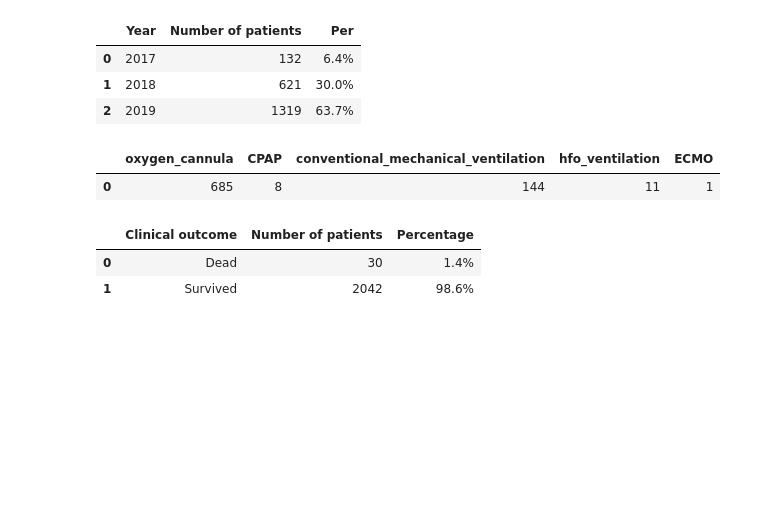
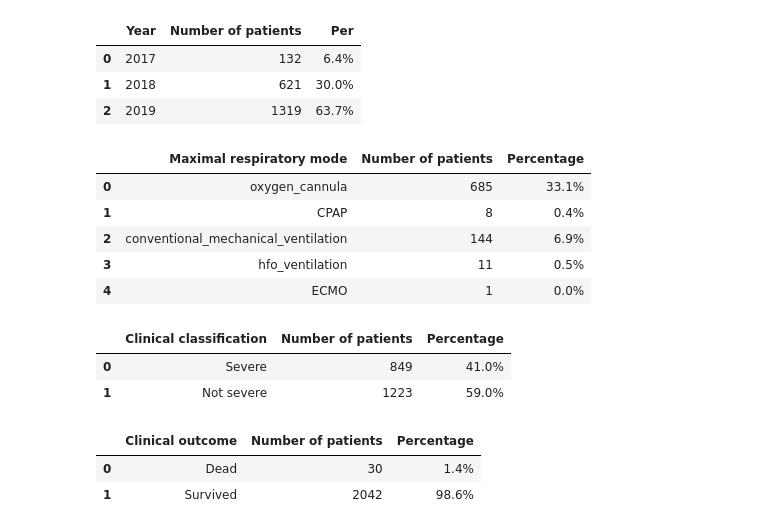
Before and after one commit to hung3a8/nhp-measles-analyse, a Jupyter notebook: Notebooks/analyze_data.ipynb, the cells around one changed output. Drawn from its saved outputs; the diff is of its cells as text; code cells hidden in the pictures; blank space fills up the shorter version.

```diff
--- a/Notebooks/analyze_data.ipynb
+++ b/Notebooks/analyze_data.ipynb
@@ -345,21 +400,38 @@ year_occurance
 | 0 | 2017 | 132 | 6.4% |
 | 1 | 2018 | 621 | 30.0% |
 | 2 | 2019 | 1319 | 63.7% |
-# %%
-order = ['oxygen_cannula','CPAP','conventional_mechanical_ventilation','hfo_ventilation','ECMO']
-patient_per_ventilation_mode = [0] * 5
-
-for i in range(len(dataset)):
-    for j in range(len(order)-1,-1,-1):
-        if dataset.loc[i,order[j]] == 1:
-            patient_per_ventilation_mode[j] += 1
-            break
-
-ventilation_mode = pd.DataFrame([patient_per_ventilation_mode],columns = order)
-ventilation_mode
-# %% [output]
-|  | oxygen_cannula | CPAP | conventional_mechanical_ventilation | hfo_ventilation | ECMO |
-| 0 | 685 | 8 | 144 | 11 | 1 |
+# %%
+respiratory_support = ['oxygen_cannula','CPAP','conventional_mechanical_ventilation','hfo_ventilation','ECMO']
+patient_per_mode = [0] * 5
+severe = 0  # number of patients who need respiratory support
+
+for i in range(len(dataset)):
+    for j in range(len(respiratory_support)-1,-1,-1):
+        if dataset.loc[i,respiratory_support[j]] == 1:
+            patient_per_mode[j] += 1
+            severe += 1
+            break
+
+not_severe = dataset.shape[0] - severe
+
+ventilation_mode = pd.DataFrame([respiratory_support,patient_per_mode,[str(round(i*100/dataset.shape[0],1))+'%' for i in patient_per_mode]],
+                    index = ['Maximal respiratory mode','Number of patients','Percentage']).T
+display(ventilation_mode)
+
+clinical_classification = pd.DataFrame([['Severe','Not severe'],[severe,not_severe],
+                                        [str(round(severe/dataset.shape[0]*100,1))+'%',str(round(not_severe/dataset.shape[0]*100,1))+'%']],
+                                        index=['Clinical classification','Number of patients','Percentage']).T
+display(clinical_classification)
+# %% [output]
+|  | Maximal respiratory mode | Number of patients | Percentage |
+| 0 | oxygen_cannula | 685 | 33.1% |
+| 1 | CPAP | 8 | 0.4% |
+| 2 | conventional_mechanical_ventilation | 144 | 6.9% |
+| 3 | hfo_ventilation | 11 | 0.5% |
+| 4 | ECMO | 1 | 0.0% |
+|  | Clinical classification | Number of patients | Percentage |
+| 0 | Severe | 849 | 41.0% |
+| 1 | Not severe | 1223 | 59.0% |
 # %%
 column_name = ['Dead','Survived']
 total_died = dataset['outcome_died'].sum()
```
Also changed, not shown: parts of 18 cells of this notebook, 1 other file.
